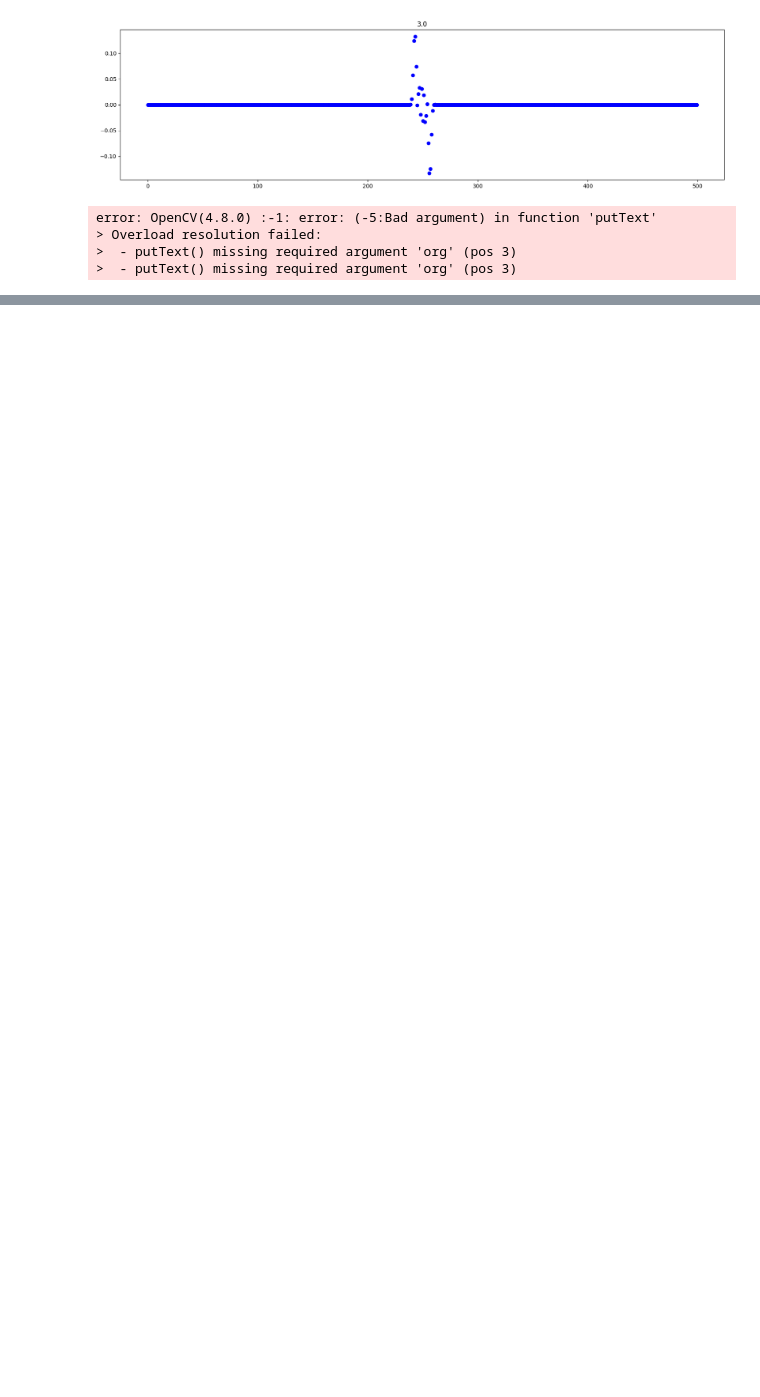
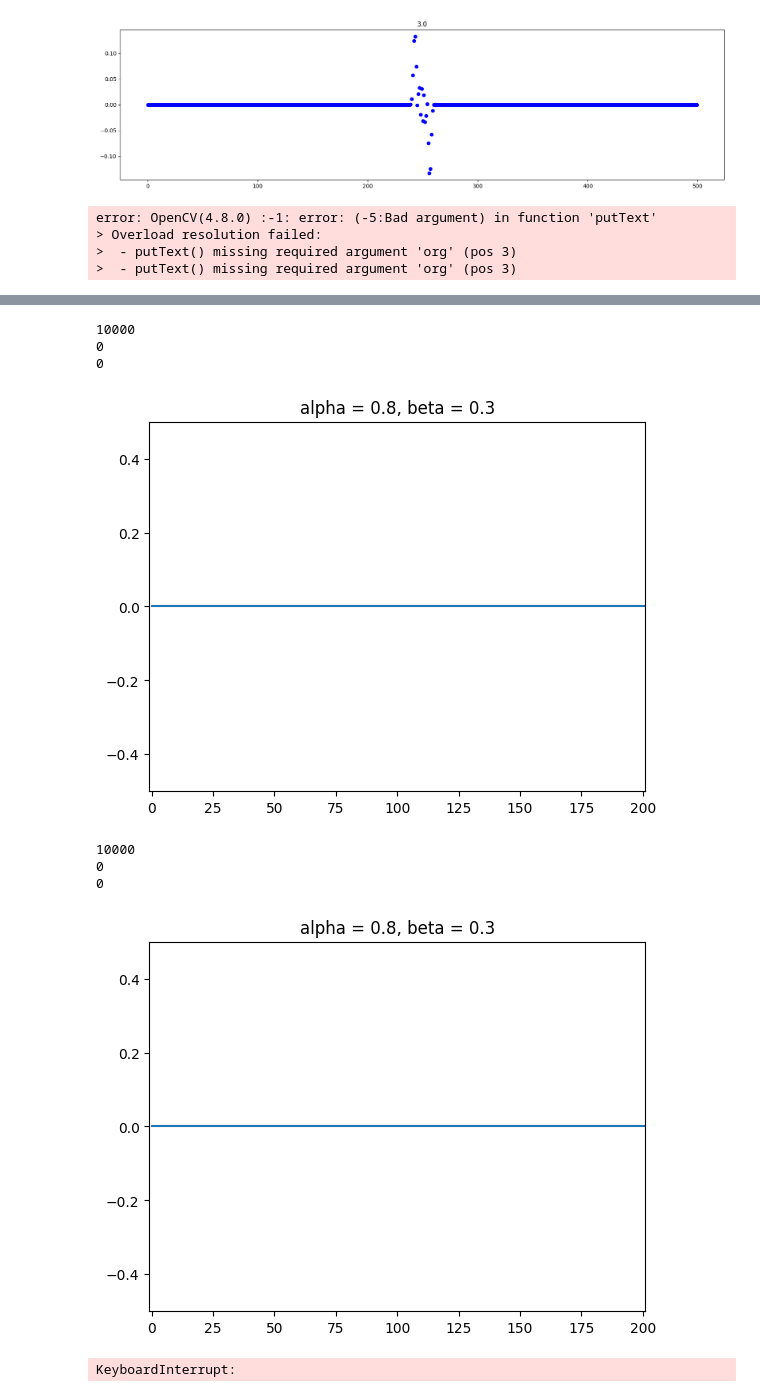
Before and after one commit to ravilkooo/mat_mod, a Jupyter notebook: lab-3/Task_1.ipynb, the cells around one changed output, grey strips where cells are left out. Cells and saved outputs as stored; diff of their text form; code cells hidden in the pictures; blank space fills up the shorter version.

Commit message:
anim

```diff
--- a/lab-3/Task_1.ipynb
+++ b/lab-3/Task_1.ipynb
@@ -421,0 +501,47 @@ error: OpenCV(4.8.0) :-1: error: (-5:Bad argument) in function 'putText'
+# %%
+ex = False
+filelist = os.listdir('C:/Users/Ravil/source/repos/matmod_lab3/matmod_lab3/task4_a_arr/')
+filelist = sorted(filelist, key=order)
+for i in range(1,len(filelist) // 3 + 1):
+
+    with open(f'C:/Users/Ravil/source/repos/matmod_lab3/matmod_lab3/task4_a_arr/{i}_pars.out') as fin:
+        _, _a, _b = map(float, fin.readline().split())
+    results_df = pd.read_csv(f'C:/Users/Ravil/source/repos/matmod_lab3/matmod_lab3/task4_a_arr/{i}_res.out', index_col=False)
+
+    max_abs = results_df[f'v_{1}'].abs().max()
+
+    checkp_cnt = (results_df.shape[1]-1)//2
+
+    fig, ax = plt.subplots()
+
+    q  = np.zeros((checkp_cnt,results_df[f'v_{0}'].to_numpy().shape[0]))
+    for j in range(0,checkp_cnt,1):
+        max_abs = max(max_abs, results_df[f'v_{j}'].abs().max())
+        q[i] = results_df[f'v_{j}'].to_numpy()
+
+    q = np.array(q)
+
+    line, = ax.plot(q[0,:])
+    ax.set_title(f"alpha = {_a}, beta = {_b}")
+    ax.set_xlim([-1, 201])
+    ax.set_ylim([-0.5, 0.5])
+    print(len(q))
+    def update(frame):
+        if frame % 100 == 0:
+            print(frame)
+
+        line.set_ydata(q[frame,:])
+        return line,
+    anim = animation.FuncAnimation(fig=fig, func=update, frames=len(q)//4, interval=30, blit=True, repeat=False)
+    plt.show()
+    plt.close()
+# %% [output]
+10000
+0
+0
+[figure, added]
+10000
+0
+0
+[figure, added]
+KeyboardInterrupt:
```
Also changed, not shown: parts of 19 cells of this notebook, 1 other file.
